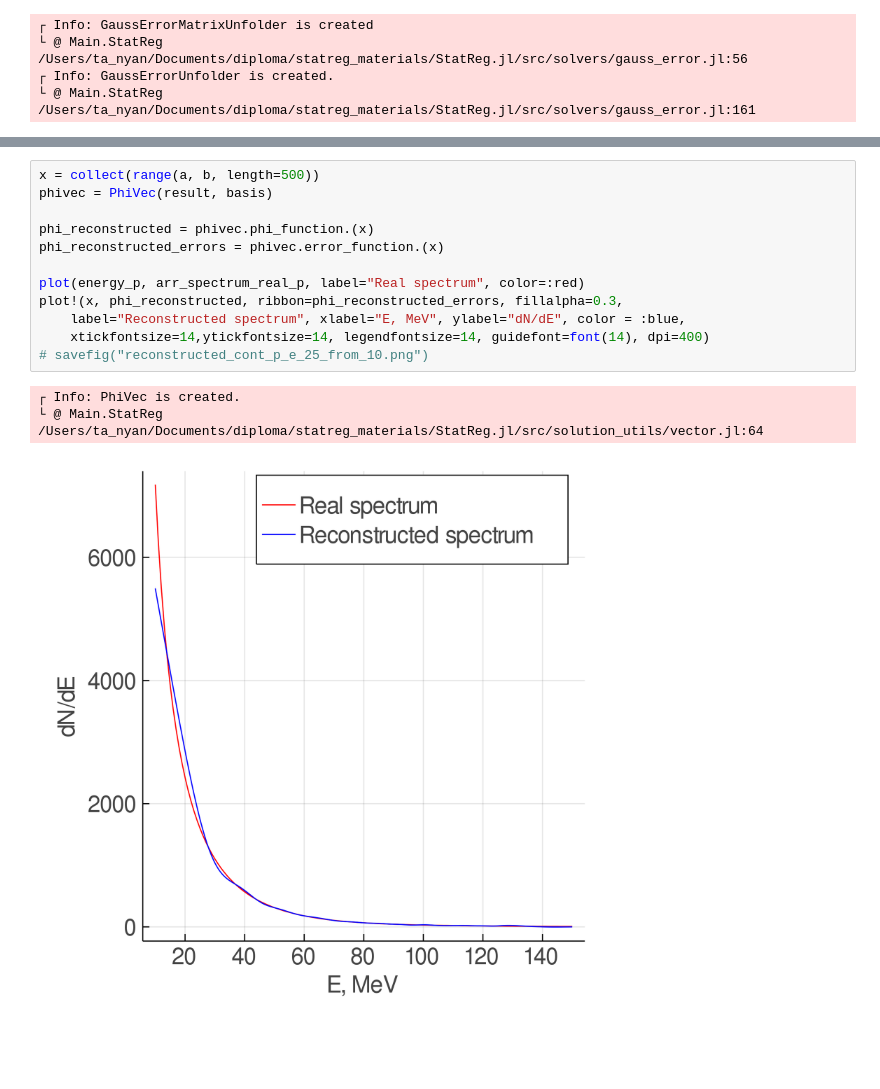
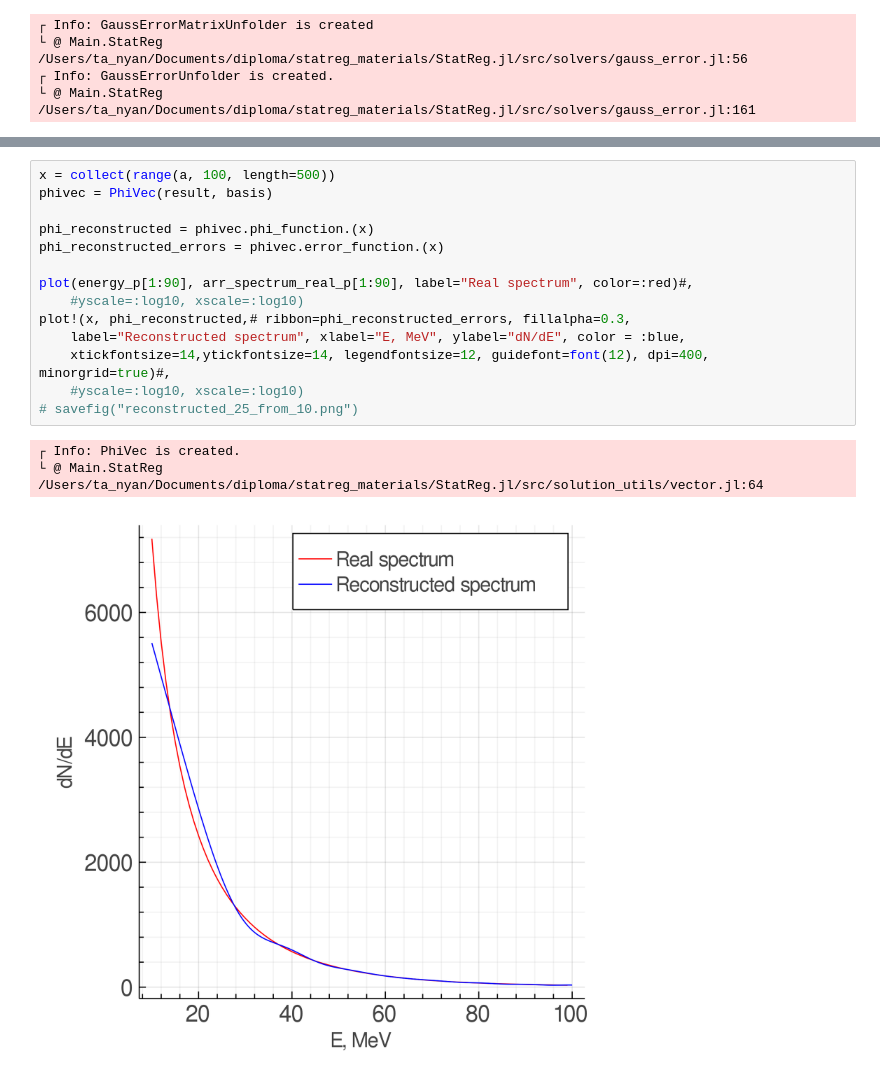
Before and after one commit to loooj58/diploma, a Jupyter notebook: 25disks.ipynb, the cells around one changed output, grey strips where cells are left out. Saved outputs shown, nothing was run; the diff lists cells and outputs as text; blank space fills up the shorter version.

```diff
--- a/25disks.ipynb
+++ b/25disks.ipynb
@@ -169,20 +187,22 @@ model = GaussErrorUnfolder(basis, [Omega], "User", alphas=[0.1440379000137214]);
 ┌ Info: Ending solve...
 └ @ Main.StatReg /Users/ta_nyan/Documents/diploma/statreg_materials/StatReg.jl/src/solvers/gauss_error.jl:202
 # %%
-x = collect(range(a, b, length=500))
+x = collect(range(a, 100, length=500))
 phivec = PhiVec(result, basis)
 
 phi_reconstructed = phivec.phi_function.(x)
 phi_reconstructed_errors = phivec.error_function.(x)
 
-plot(energy_p, arr_spectrum_real_p, label="Real spectrum", color=:red)
-plot!(x, phi_reconstructed, ribbon=phi_reconstructed_errors, fillalpha=0.3,
+plot(energy_p[1:90], arr_spectrum_real_p[1:90], label="Real spectrum", color=:red)#,
+    #yscale=:log10, xscale=:log10)
+plot!(x, phi_reconstructed,# ribbon=phi_reconstructed_errors, fillalpha=0.3,
     label="Reconstructed spectrum", xlabel="E, MeV", ylabel="dN/dE", color = :blue,
-    xtickfontsize=14,ytickfontsize=14, legendfontsize=14, guidefont=font(14), dpi=400)
-# savefig("reconstructed_cont_p_e_25_from_10.png")
+    xtickfontsize=14,ytickfontsize=14, legendfontsize=12, guidefont=font(12), dpi=400, minorgrid=true)#,
+    #yscale=:log10, xscale=:log10)
+# savefig("reconstructed_25_from_10.png")
 # %% [output]
 ┌ Info: PhiVec is created.
 └ @ Main.StatReg /Users/ta_nyan/Documents/diploma/statreg_materials/StatReg.jl/src/solution_utils/vector.jl:64
-[figure, old version]
+[figure, new version]
 # %%
 arr_rec = phivec.phi_function.(energy_p)
```
Also changed, not shown: parts of 10 cells of this notebook, 12 other files.
